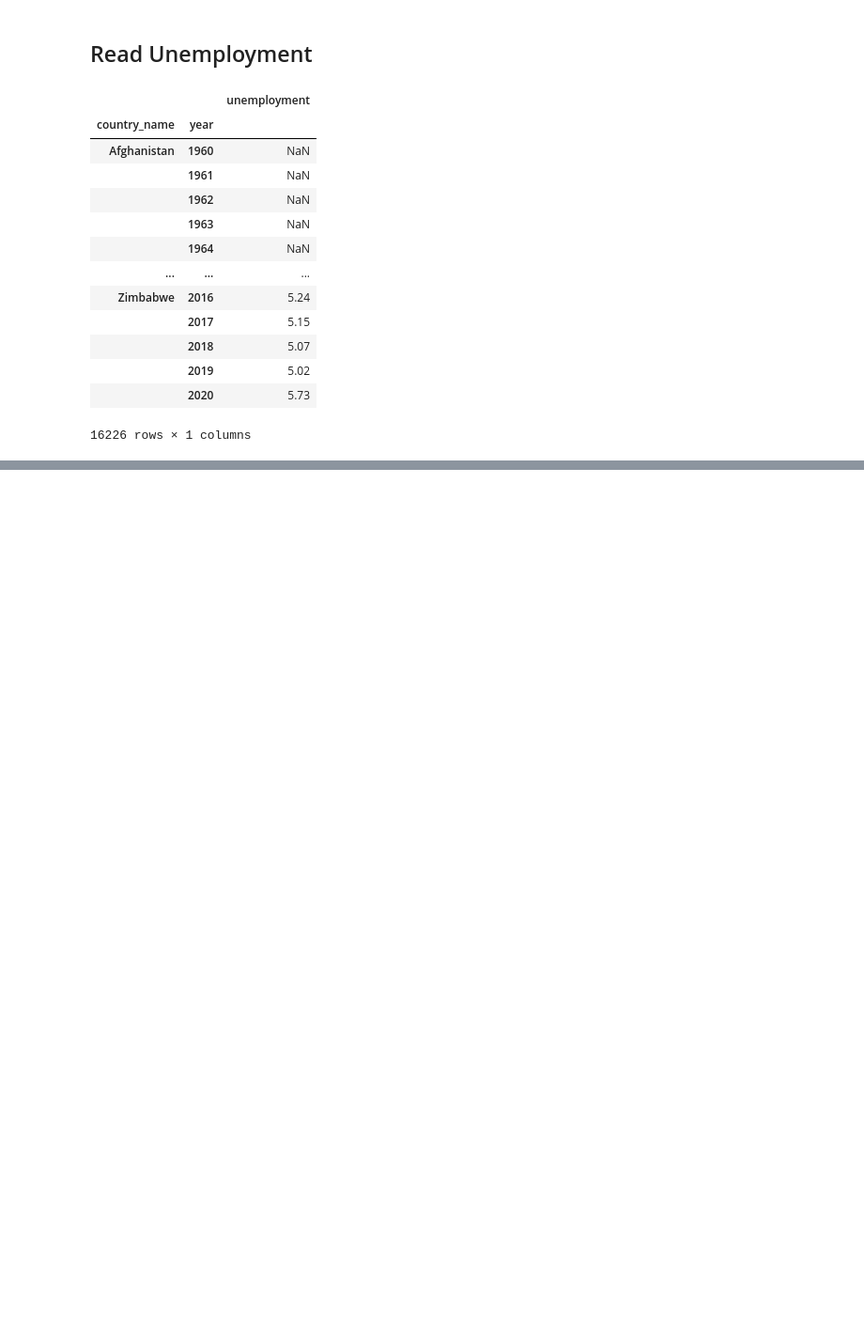
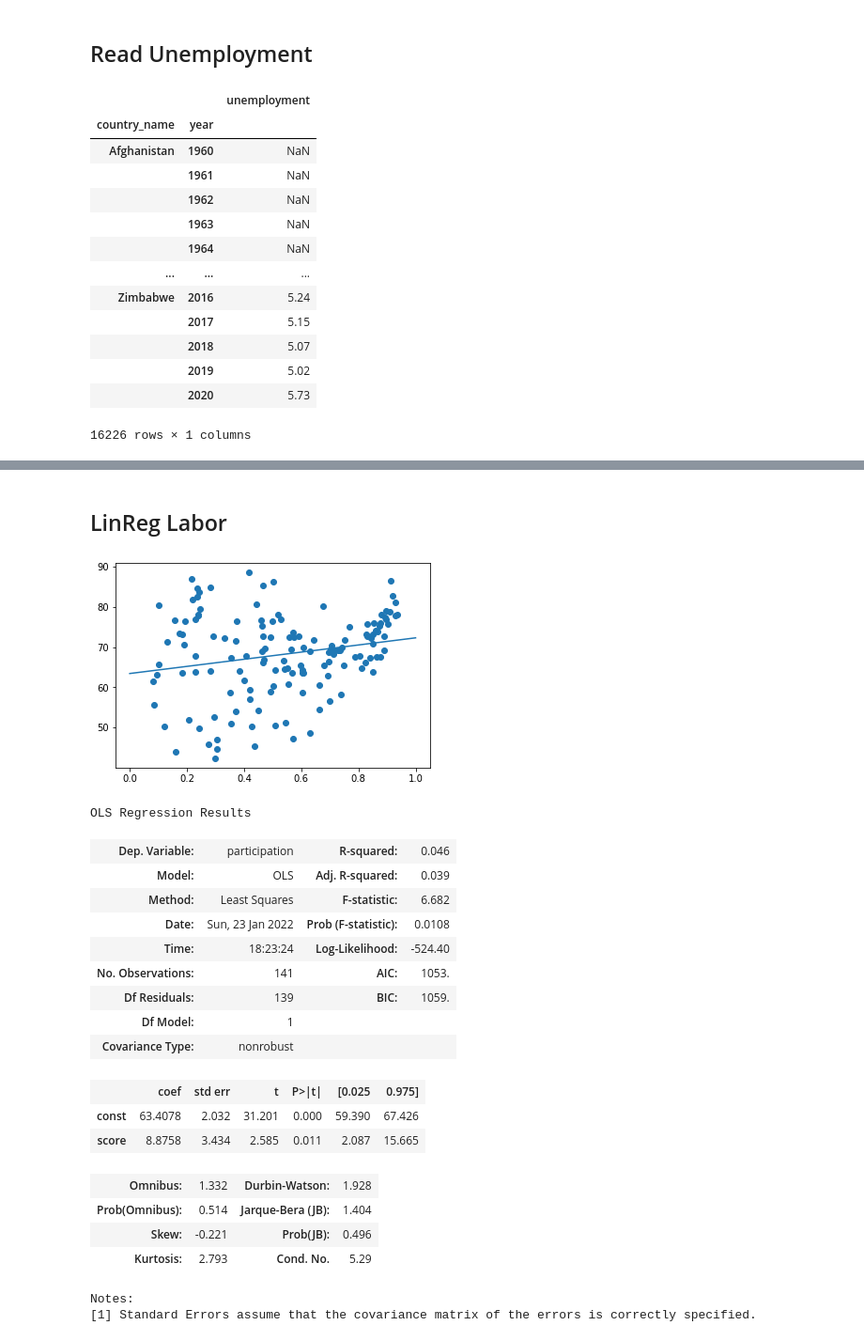
Before and after one commit to michadenheijer/DataWrangling, a Jupyter notebook: unemployment.ipynb, the cells around one changed output, grey strips where cells are left out. Shown at 94% size. Cells and saved outputs as stored; diff of their text form; code cells hidden in the pictures; blank space fills up the shorter version.

```diff
--- a/unemployment.ipynb
+++ b/unemployment.ipynb
@@ -34,0 +38,7 @@ unemployment
+# %%
+labor = pd.read_csv("data/labor_force_participation.csv", skiprows=[0, 1, 2, 3], index_col=0).drop(["Country Code", "Indicator Name", "Indicator Code", "Unnamed: 65"], axis=1)
+labor.columns = labor.columns.astype(int)
+labor = labor.unstack().to_frame("participation").reorder_levels([1, 0])
+labor.index.set_names(["country_name", "year"], inplace=True)
+labor.sort_index(inplace=True)
+labor
@@ -38,0 +93,33 @@ dem_ump = dem.join()
+# %% [markdown]
+## LinReg Labor
+# %%
+dem_lab = dem.join(labor).dropna()
+dem_lab = dem_lab.groupby(dem_lab.index.get_level_values(0)).mean()
+model = sm.OLS(dem_lab["participation"], sm.add_constant(dem_lab["score"]))
+res = model.fit()
+plt.scatter(dem_lab["score"], dem_lab["participation"])
+x = np.linspace(0, 1)
+plt.plot(x, res.params[0] + res.params[1] * x)
+plt.show()
+res.summary()
+# %% [output]
+[figure, added]
+OLS Regression Results
+| Dep. Variable: | participation | R-squared: | 0.046 |
+| Model: | OLS | Adj. R-squared: | 0.039 |
+| Method: | Least Squares | F-statistic: | 6.682 |
+| Date: | Sun, 23 Jan 2022 | Prob (F-statistic): | 0.0108 |
+| Time: | 18:23:24 | Log-Likelihood: | -524.40 |
+| No. Observations: | 141 | AIC: | 1053. |
+| Df Residuals: | 139 | BIC: | 1059. |
+| Df Model: | 1 |  |  |
+| Covariance Type: | nonrobust |  |  |
+|  | coef | std err | t | P>|t| | [0.025 | 0.975] |
+| const | 63.4078 | 2.032 | 31.201 | 0.000 | 59.390 | 67.426 |
+| score | 8.8758 | 3.434 | 2.585 | 0.011 | 2.087 | 15.665 |
+| Omnibus: | 1.332 | Durbin-Watson: | 1.928 |
+| Prob(Omnibus): | 0.514 | Jarque-Bera (JB): | 1.404 |
+| Skew: | -0.221 | Prob(JB): | 0.496 |
+| Kurtosis: | 2.793 | Cond. No. | 5.29 |
+Notes:
+[1] Standard Errors assume that the covariance matrix of the errors is correctly specified.
```
Also changed, not shown: parts of 11 cells of this notebook, 8 other files.
